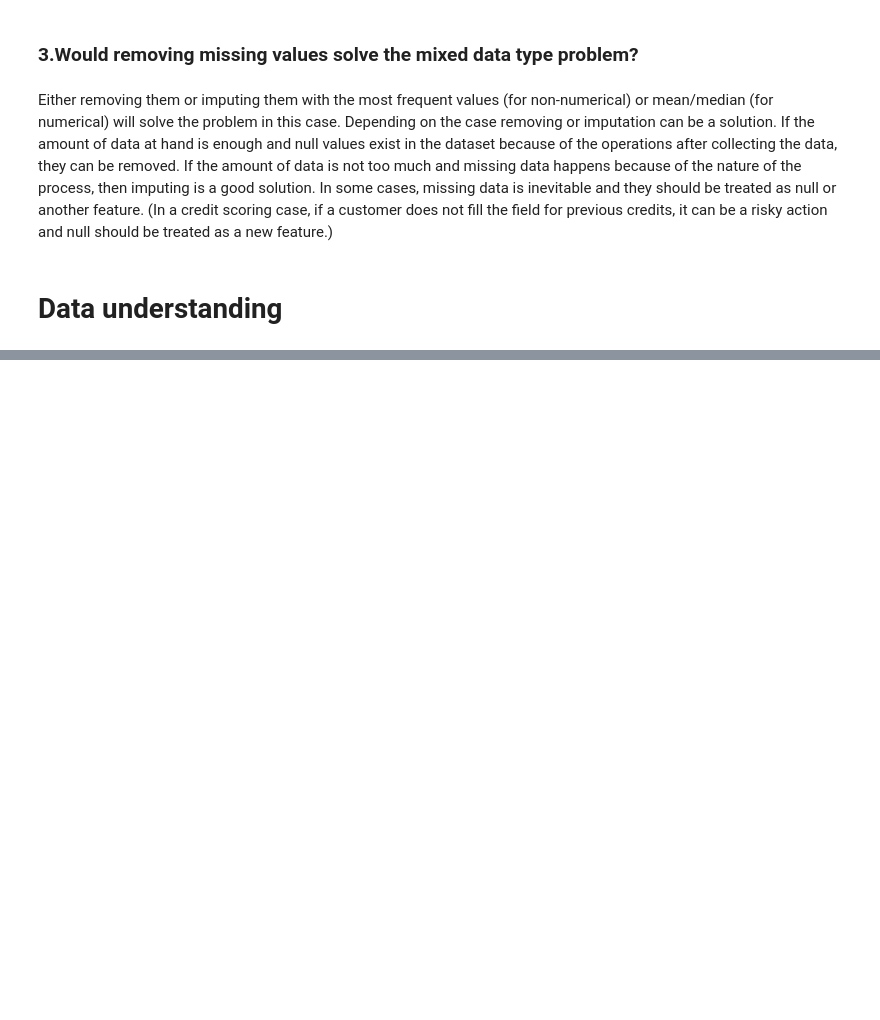
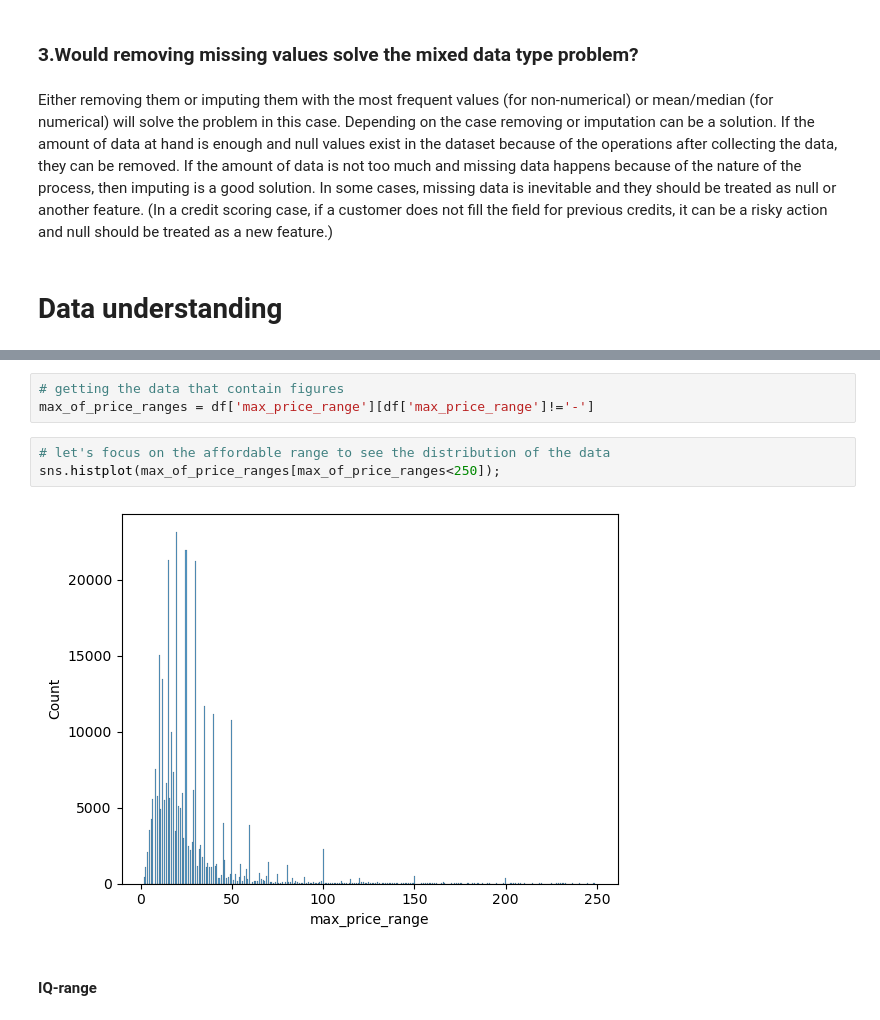
Before and after one commit to ihkaraman/foodstyles_tech_challenge, a Jupyter notebook: tech_challenge.ipynb, the cells around one changed output, grey strips where cells are left out. Cells and saved outputs as stored; diff of their text form; blank space fills up the shorter version.

```diff
--- a/tech_challenge.ipynb
+++ b/tech_challenge.ipynb
@@ -216,0 +445,10 @@ Either removing them or imputing them with the most frequent values (for non-num
+# %%
+# getting the data that contain figures
+max_of_price_ranges = df['max_price_range'][df['max_price_range']!='-']
+# %%
+# let's focus on the affordable range to see the distribution of the data
+sns.histplot(max_of_price_ranges[max_of_price_ranges<250]);
+# %% [output]
+[figure, added]
+# %% [markdown]
+#### IQ-range
```
Also changed, not shown: parts of 42 cells of this notebook, 1 other file.
